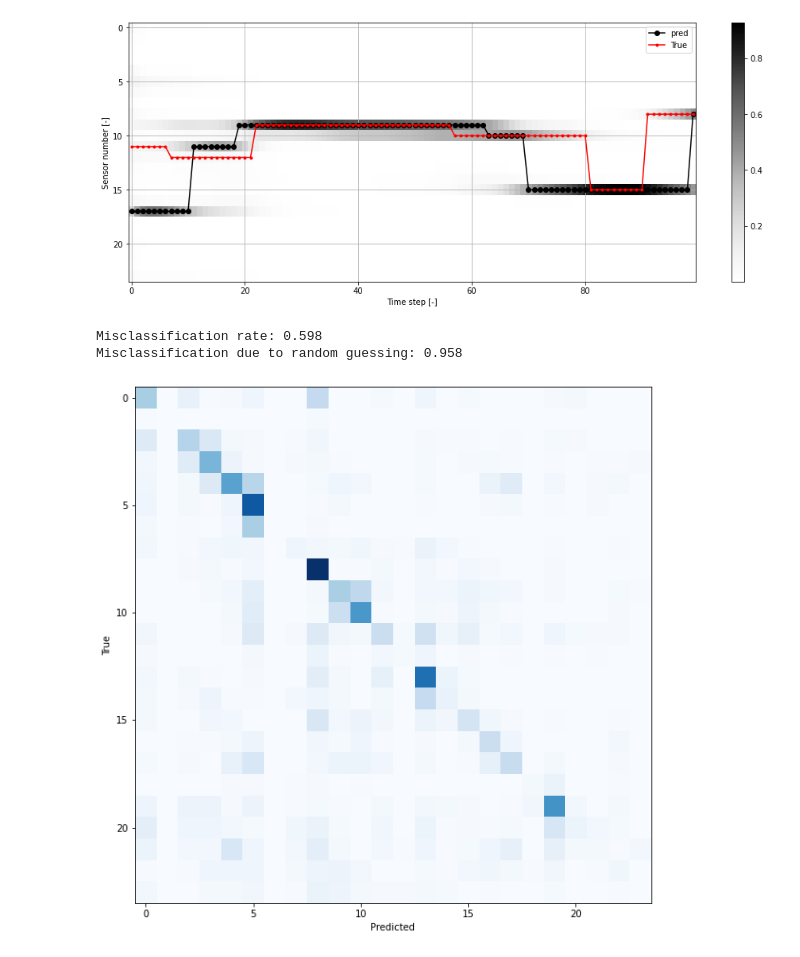
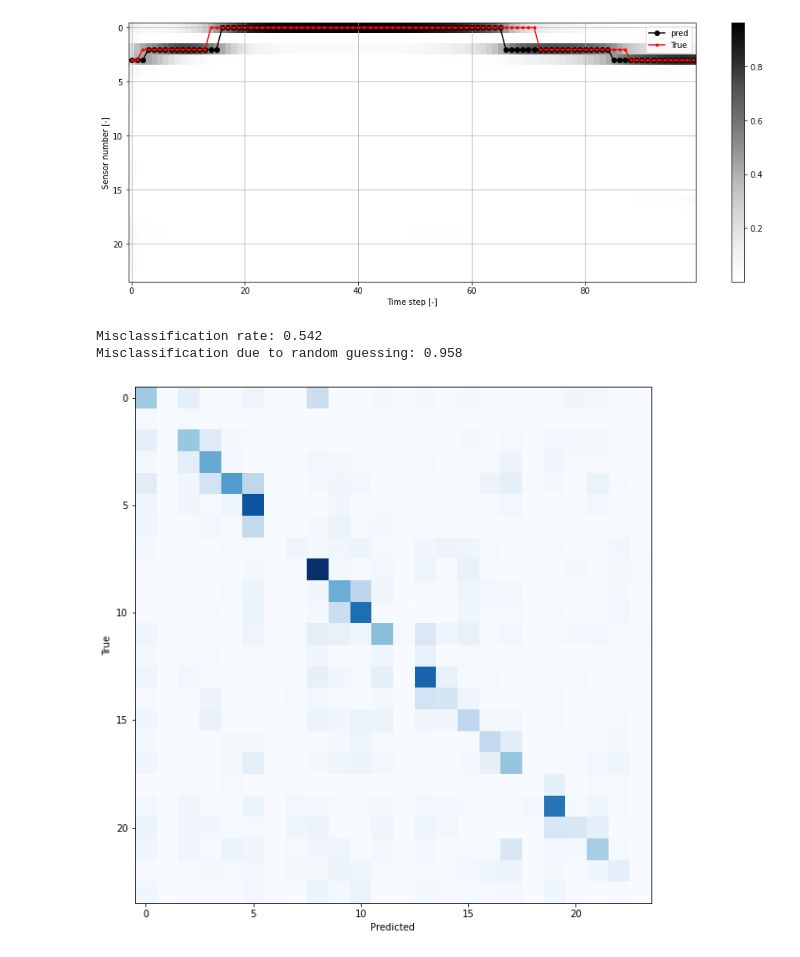
Before and after one commit to MartinLieber/VIV_prediction, a Jupyter notebook: Stress_prediction_RNN.ipynb, the cells around one changed output. Cells and saved outputs as stored; diff of their text form; code cells hidden in the pictures.

```diff
--- a/Stress_prediction_RNN.ipynb
+++ b/Stress_prediction_RNN.ipynb
@@ -86,7 +91,5 @@ max_strain_CF_loc = str_cf[max_strain_CF]
 # %%
-#X = np.vstack((time,pos_IL,pos_CF,vel_IL,vel_CF,acc_IL,acc_CF)).transpose()
-X = np.vstack((time,acc_IL,acc_CF)).transpose()
-#Y = np.vstack((strain_CF.argmax(axis=0),strain_IL.argmax(axis=0))).transpose()
+X = np.vstack((time,pos_IL,pos_CF,acc_IL,acc_CF)).transpose()
 Y = np.vstack(max_strain_CF).transpose()
 scaler = StandardScaler().fit(X)
 X = scaler.transform(X)
@@ -109,6 +112,5 @@ X_train = X_train[:,:,0:-1]
 X_test = X_test[:,:,0:-1]
 X_val = X_val[:,:,0:-1]
 
-
 n_features = n_features-1
 n_outputs = Y.max()+1
@@ -148,5 +168,5 @@ _________________________________________________________________
 # %%
 callback = tf.keras.callbacks.EarlyStopping(monitor='val_loss', patience=3)
-model.fit(X_train,y_train,epochs=100,callbacks=callback,validation_data=(X_val, y_val),validation_steps=10)
+model.fit(X_train,y_train,epochs=100,callbacks=callback,validation_data=(X_val, y_val),validation_steps=10,verbose=True)
 # %% [output]
 Epoch 1/100
@@ -177,17 +197,17 @@ test_loss, test_acc = model.evaluate(X_test,  y_test, verbose=2)
 # %%
-n = 20
+n = 4
 plt.figure(figsize=(16,6))
 plt.imshow(y_pred[n,:,:].T,cmap='Greys',interpolation='nearest', aspect='auto')
 plt.plot(y_pred_amax[n,:],'k-o',label='pred')
 plt.plot(y_test[n,:],'r.-',label='True')
 plt.colorbar()
 plt.legend()
 plt.grid()
 plt.ylabel('Sensor number [-]')
 plt.xlabel('Time step [-]')
 plt.show()
 # %% [output]
-[figure, old version]
+[figure, new version]
 # %%
 y_p = y_pred_amax.reshape(-1,1)
 y_true = y_test.reshape(-1,1)
@@ -203,9 +223,9 @@ plt.xlabel('Predicted')
 plt.ylabel('True')
 plt.show()
 # %% [output]
-Misclassification rate: 0.598
+Misclassification rate: 0.542
 Misclassification due to random guessing: 0.958
-[figure, old version]
+[figure, new version]
 # %%
 fig, ax = plt.subplots(2,figsize=(12,12))
 ax[0].hist(y_true,bins=24)
```
Also changed, not shown: parts of 17 cells of this notebook.
